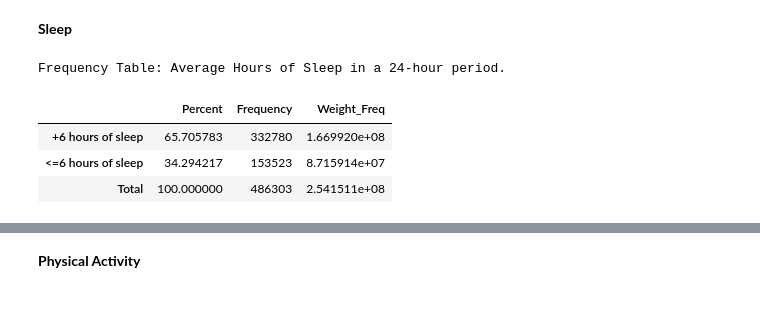
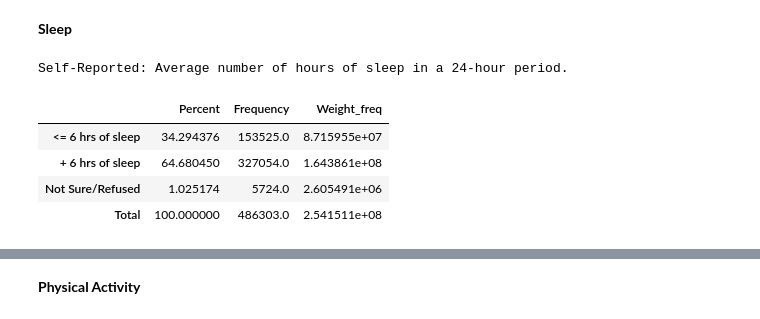
Before and after one commit to pmleffers/BRFSS2016, a Jupyter notebook: BRFSS notebook.ipynb, the cells around one changed output, grey strips where cells are left out. Cells and saved outputs as stored; diff of their text form; code cells hidden in the pictures.

```diff
--- a/BRFSS notebook.ipynb
+++ b/BRFSS notebook.ipynb
@@ -138,36 +121,45 @@ Name: _STSTR, dtype: int64
 Using Statsmodels I was able to mostly reproduce the results from SAS code, but unfortunately I was unable to properly reproduce the Standard Errors.
 # %% [markdown]
 **Sleep**
-# %%
-#Setup Statsmodels to get Frequency Weights
-freqOne = smf.DescrStatsW(BRFSS2016['sleeptime'], weights=WeightVar, ddof=0)
-
-#Counts for frequencies
-counts=np.array(pd.Series(BRFSS2016.sleeptime).value_counts())
-sleepCounts=np.append([counts],[sum(BRFSS2016.sleeptime.value_counts())])
-
-#Get weighted frequency counts
-WeightFreq=np.array([freqOne.sum,(freqOne.sum_weights-freqOne.sum),freqOne.sum_weights])
-
-#Setup Percentages
-prob,OneMinusProb,total=100*(freqOne.mean),100*(1-freqOne.mean),(prob+OneMinusProb)
-
-#Create table
-freq_table=pd.DataFrame(list([prob,OneMinusProb,total]),columns=['Percent'])
-
-#Modify index rows
-first,second,third = freq_table.index[0],freq_table.index[1],freq_table.index[2]
-freq_table.rename(index={first: '+6 hours of sleep',second: '<=6 hours of sleep',third: 'Total'},inplace=True)
-
-#Add Counts and Frequencies
-freq_table['Frequency']=sleepCounts
-freq_table['Weight_Freq']=WeightFreq
-print('Frequency Table: Average hours of sleep in a 24-hour period.')
-
-freq_table
-# %% [output]
-Frequency Table: Average Hours of Sleep in a 24-hour period.
-|  | Percent | Frequency | Weight_Freq |
-| +6 hours of sleep | 65.705783 | 332780 | 1.669920e+08 |
-| <=6 hours of sleep | 34.294217 | 153523 | 8.715914e+07 |
-| Total | 100.000000 | 486303 | 2.541511e+08 |
+# %%
+#np.dtype(BRFSS2016['sleeptime'])
+#dtype('int64')
+temp=pd.DataFrame(BRFSS2016['sleeptime'])
+#one-hot encoding
+for x in temp.sleeptime.unique():
+    temp[x]=(temp.sleeptime==x).astype(int)
+#temp.columns
+#Index(['sleeptime', 0, 1, 9], dtype='object')
+temp.rename(columns={'sleeptime':'sleepTime', 0:'zero', 1:'one', 9:'nine'}, inplace=True)
+# %%
+ #Setup Statsmodels to get Frequency Weights
+#zero
+freqTemp = smf.DescrStatsW(temp['zero'], weights=WeightVar)
+counts=np.array(pd.Series(temp.zero).value_counts())
+zero=np.array([freqTemp.mean*100,counts[1],freqTemp.sum])
+#one
+freqTemp = smf.DescrStatsW(temp['one'], weights=WeightVar)
+counts=np.array(pd.Series(temp.one).value_counts())
+one=np.array([freqTemp.mean*100,counts[0],freqTemp.sum])
+#nine
+freqTemp = smf.DescrStatsW(temp['nine'], weights=WeightVar)
+counts=np.array(pd.Series(temp.nine).value_counts())
+nine=np.array([freqTemp.mean*100,counts[1],freqTemp.sum])
+#Create Table (DataFrame)
+freq_table=pd.DataFrame(np.array([zero,one,nine]),columns=['Percent','Frequency','Weight_freq'])
+#Modify index rows
+zeroth,first,ninth = freq_table.index[0],freq_table.index[1],freq_table.index[2]
+freq_table.rename(index={zeroth: '<= 6 hrs of sleep',first: '+ 6 hrs of sleep',ninth:'Not Sure/Refused'},inplace=True)
+#Create Totals Row
+last=np.array([round(freq_table['Percent'].sum()),round(freq_table['Frequency'].sum()),round(freq_table['Weight_freq'].sum())])
+freq_table.loc[len(freq_table)]=last
+freq_table.rename(index={3:'Total'},inplace=True)
+print('Self-Reported: Average number of hours of sleep in a 24-hour period.')
+freq_table
+# %% [output]
+Self-Reported: Average number of hours of sleep in a 24-hour period.
+|  | Percent | Frequency | Weight_freq |
+| <= 6 hrs of sleep | 34.294376 | 153525.0 | 8.715955e+07 |
+| + 6 hrs of sleep | 64.680450 | 327054.0 | 1.643861e+08 |
+| Not Sure/Refused | 1.025174 | 5724.0 | 2.605491e+06 |
+| Total | 100.000000 | 486303.0 | 2.541511e+08 |
```
Also changed, not shown: parts of 15 cells of this notebook.
